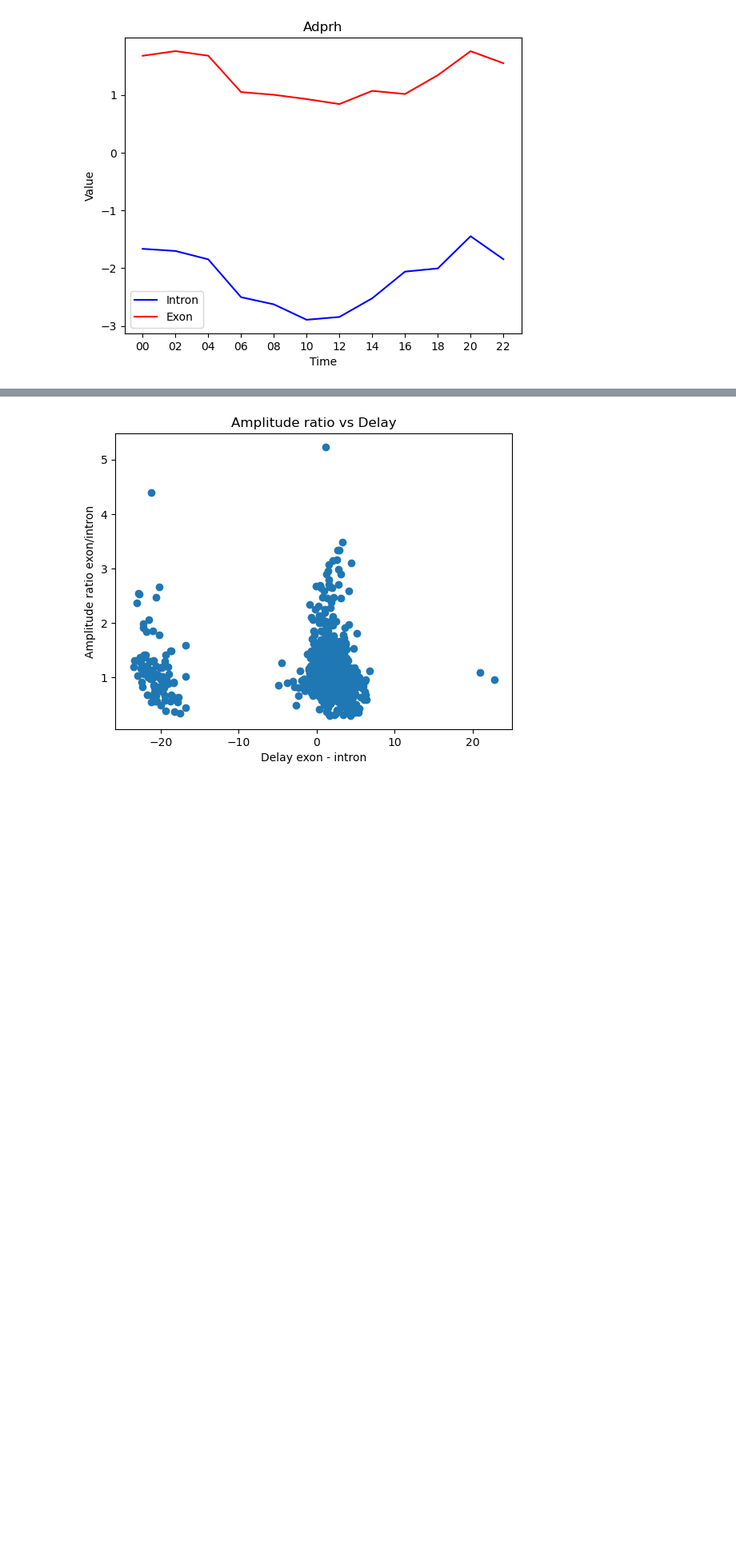
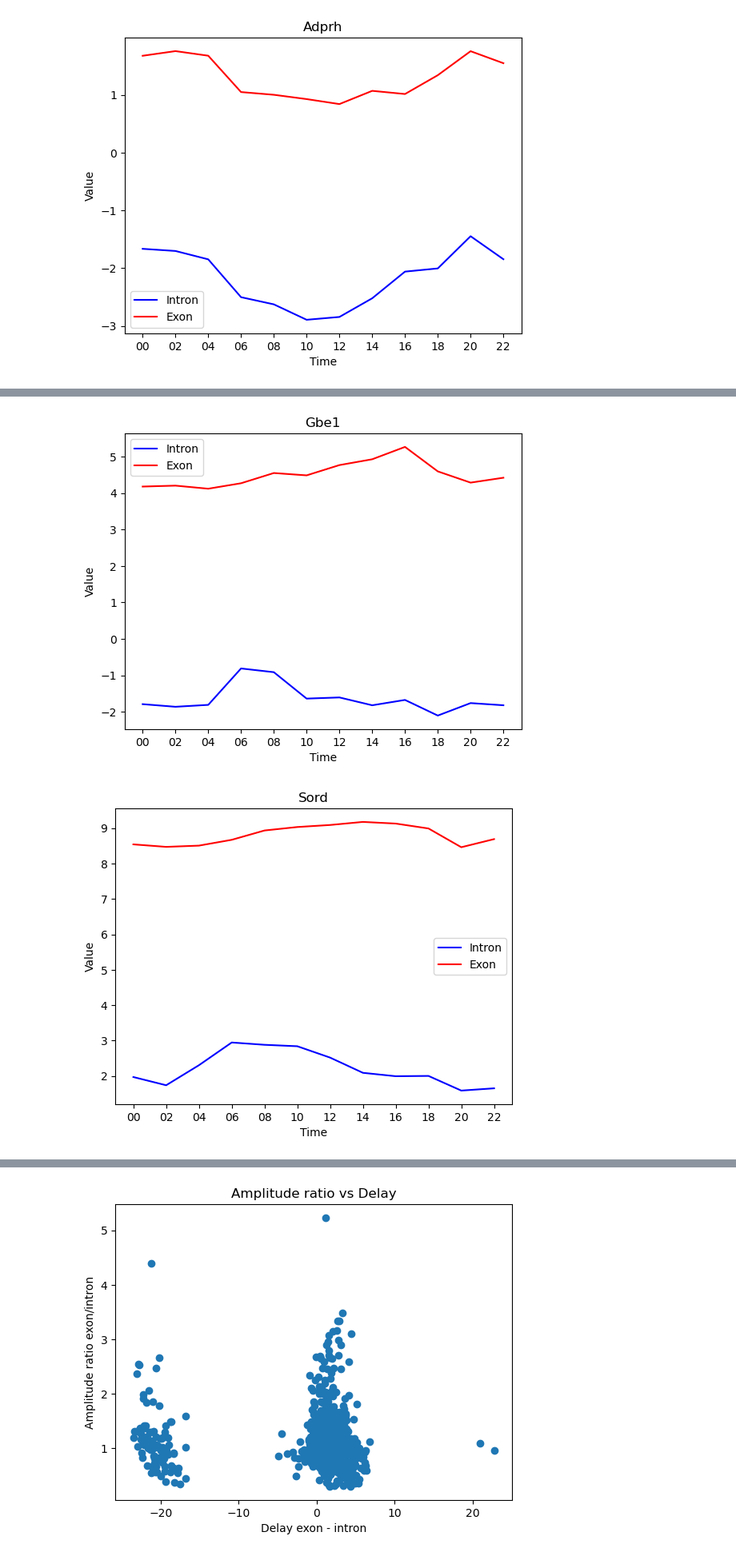
Before and after one commit to morri4shao/Genome-to-Function-class-project3, a Jupyter notebook: Exercise_Week11_12_B_final_FN.ipynb, the cells around one changed output, grey strips where cells are left out. Shown at 80% size. Saved outputs shown, nothing was run; the diff lists cells and outputs as text; code cells hidden in the pictures; blank space fills up the shorter version.

Commit message:
choose profile

```diff
--- a/Exercise_Week11_12_B_final_FN.ipynb
+++ b/Exercise_Week11_12_B_final_FN.ipynb
@@ -779,0 +763,8 @@ plot_profile('Aldob')
+# %%
+plot_profile('Gbe1')
+plot_profile('Sord')
+plot_profile('Agxt')
+plot_profile('Crat')
+# %% [output]
+[figure, added]
+[figure, added]
```
Also changed, not shown: parts of 5 cells of this notebook.
